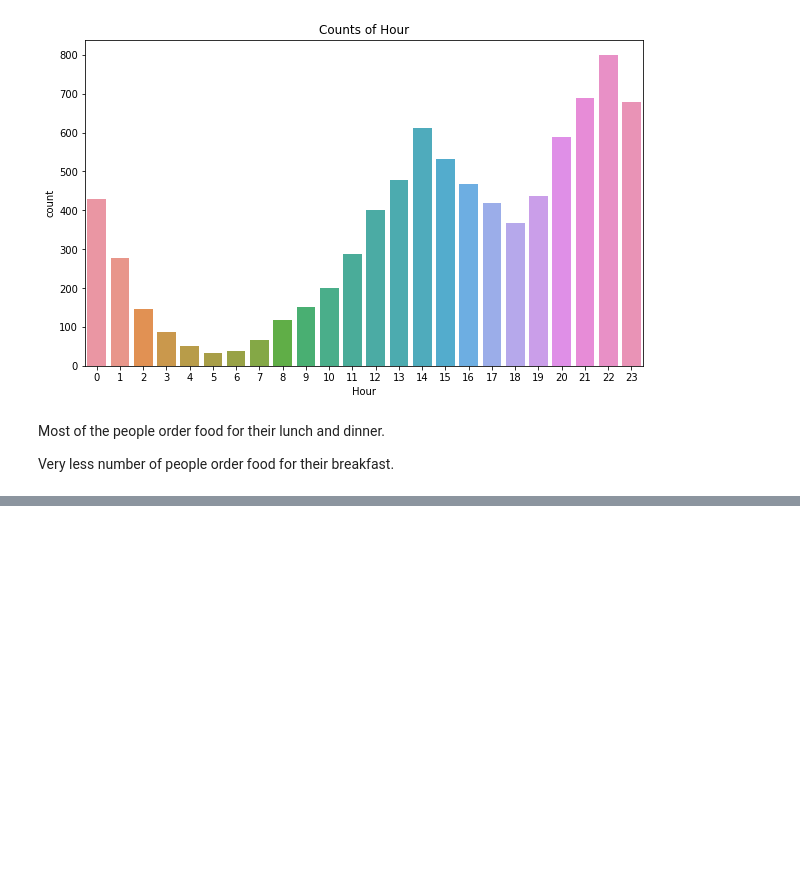
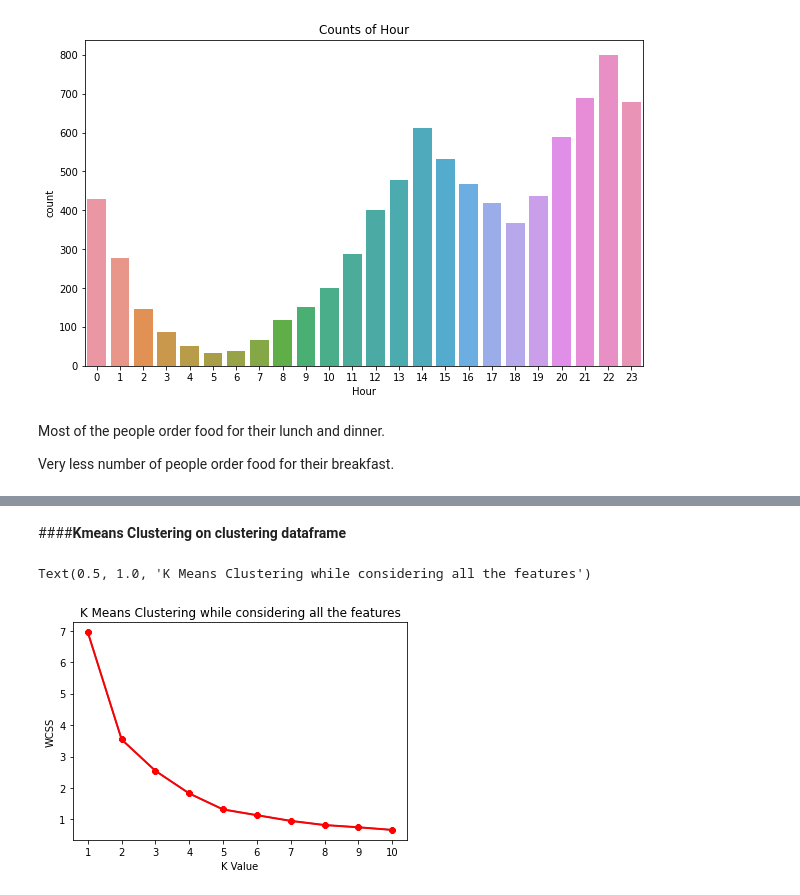
Before and after one commit to Srijan-Rai/Zomato-Restaurant-Clustering, a Jupyter notebook: ZOMATO_RESTAURANT_CLUSTERING_AND_SENTIMENT_ANALYSIS.ipynb, the cells around one changed output, grey strips where cells are left out. Saved outputs shown, nothing was run; the diff lists cells and outputs as text; code cells hidden in the pictures; blank space fills up the shorter version.

```diff
--- a/ZOMATO_RESTAURANT_CLUSTERING_AND_SENTIMENT_ANALYSIS.ipynb
+++ b/ZOMATO_RESTAURANT_CLUSTERING_AND_SENTIMENT_ANALYSIS.ipynb
@@ -557,0 +684,2 @@ Very less number of people order food for their breakfast.
+# %% [markdown]
+####**Kmeans Clustering on clustering dataframe**
@@ -557,0 +692,11 @@ Very less number of people order food for their breakfast.
+# %%
+#The elbow curve
+plt.plot(range(1,11),wcss)
+plt.plot(range(1,11),wcss, linewidth=2, color="red", marker ="8")
+plt.xlabel("K Value")
+plt.xticks(np.arange(1,11,1))
+plt.ylabel("WCSS")
+plt.title('K Means Clustering while considering all the features')
+# %% [output]
+Text(0.5, 1.0, 'K Means Clustering while considering all the features')
+[figure, added]
```
Also changed, not shown: parts of 33 cells of this notebook.
